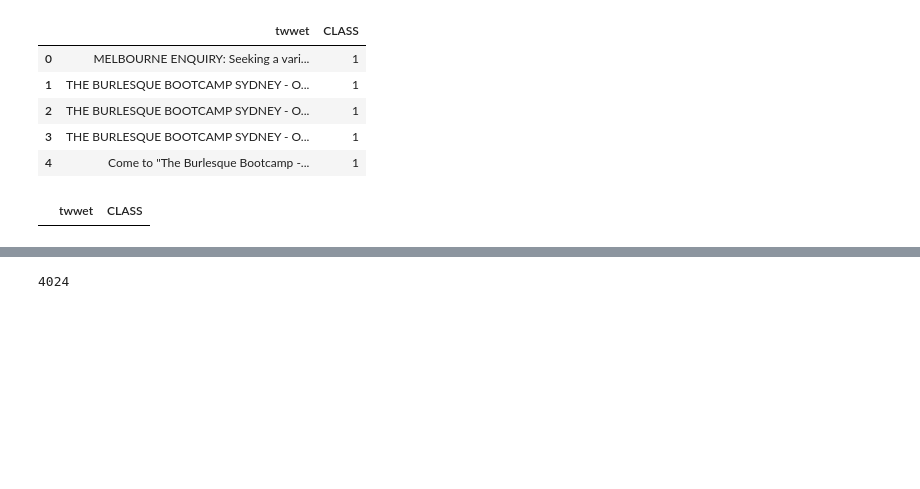
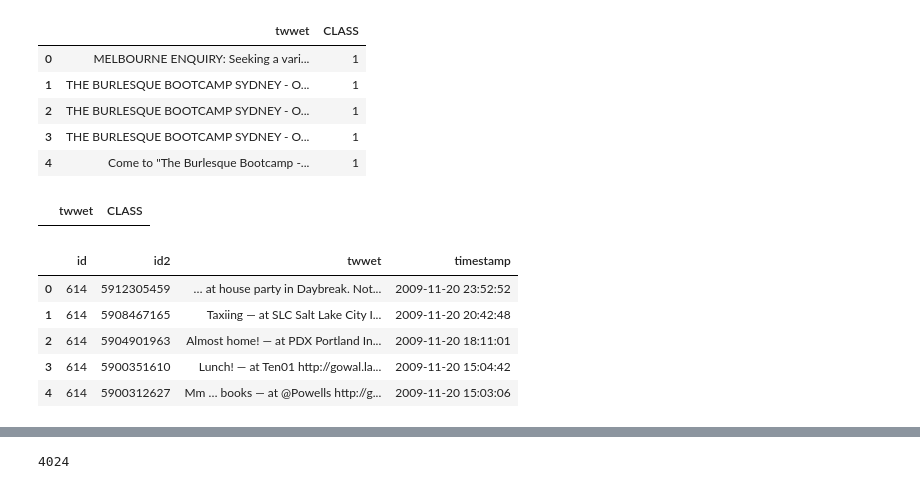
Before and after one commit to Soumya-Dey/YouTube-spam-detection-system, a Jupyter notebook: preprocessing.ipynb, the cells around one changed output, grey strips where cells are left out. Cells and saved outputs as stored; diff of their text form; code cells hidden in the pictures; blank space fills up the shorter version.

```diff
--- a/preprocessing.ipynb
+++ b/preprocessing.ipynb
@@ -152,3 +152,13 @@ twt_data.head()
 twt_data[twt_data['twwet'].isna()]
 # %% [output]
 |  | twwet | CLASS |
+# %%
+legitimate_data = pd.read_csv("./data/legitimate_users_tweets.txt", sep="	")
+legitimate_data.head()
+# %% [output]
+|  | id | id2 | twwet | timestamp |
+| 0 | 614 | 5912305459 | … at house party in Daybreak. Not... | 2009-11-20 23:52:52 |
+| 1 | 614 | 5908467165 | Taxiing — at SLC Salt Lake City I... | 2009-11-20 20:42:48 |
+| 2 | 614 | 5904901963 | Almost home! — at PDX Portland In... | 2009-11-20 18:11:01 |
+| 3 | 614 | 5900351610 | Lunch! — at Ten01 http://gowal.la... | 2009-11-20 15:04:42 |
+| 4 | 614 | 5900312627 | Mm … books — at @Powells http://g... | 2009-11-20 15:03:06 |
```
Also changed, not shown: parts of 17 cells of this notebook, 17 other files.
